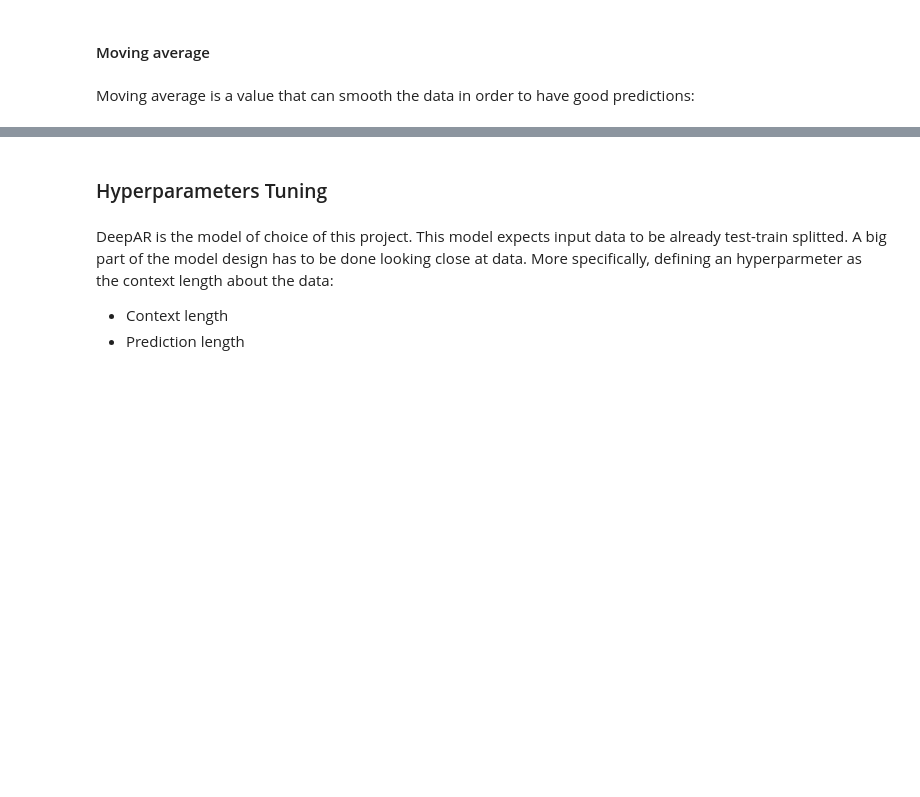
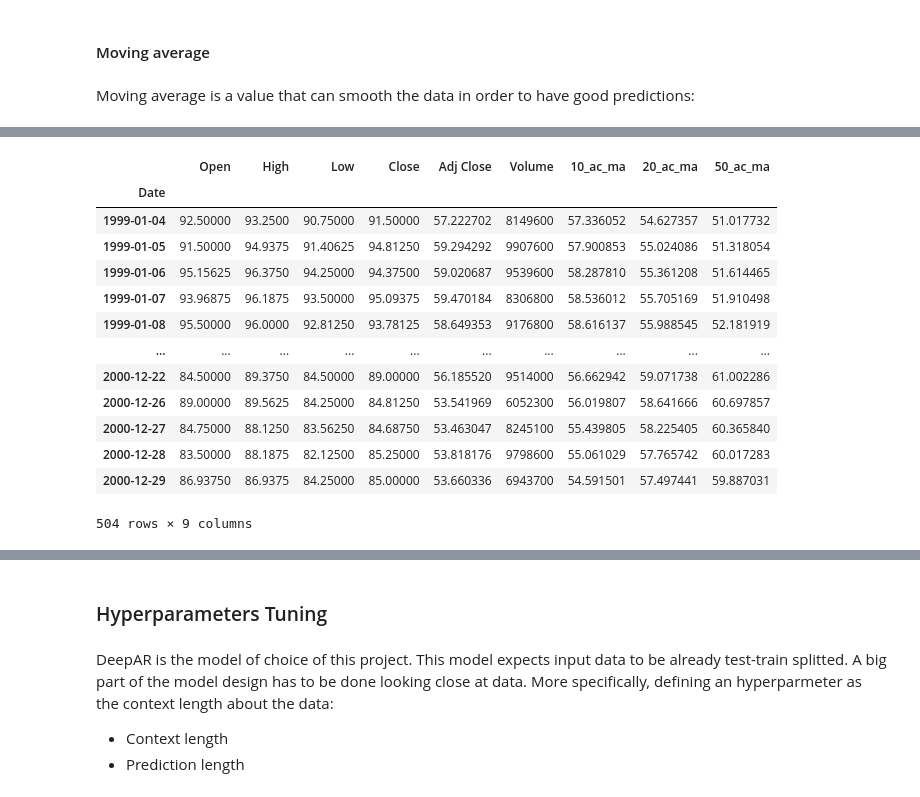
Before and after one commit to alfreedolf/ml-spp, a Jupyter notebook: DeepAR-StockPricesPredictions.ipynb, the cells around one changed output, grey strips where cells are left out. Cells and saved outputs as stored; diff of their text form; code cells hidden in the pictures; blank space fills up the shorter version.

```diff
--- a/DeepAR-StockPricesPredictions.ipynb
+++ b/DeepAR-StockPricesPredictions.ipynb
@@ -578,0 +582,19 @@ df_ibm.tail()
+# %%
+start_date = '1999-1-1'
+end_date = '2000-12-31'
+df_ibm[start_date:end_date]
+# %% [output]
+|  | Open | High | Low | Close | Adj Close | Volume | 10_ac_ma | 20_ac_ma | 50_ac_ma |
+| Date |  |  |  |  |  |  |  |  |  |
+| 1999-01-04 | 92.50000 | 93.2500 | 90.75000 | 91.50000 | 57.222702 | 8149600 | 57.336052 | 54.627357 | 51.017732 |
+| 1999-01-05 | 91.50000 | 94.9375 | 91.40625 | 94.81250 | 59.294292 | 9907600 | 57.900853 | 55.024086 | 51.318054 |
+| 1999-01-06 | 95.15625 | 96.3750 | 94.25000 | 94.37500 | 59.020687 | 9539600 | 58.287810 | 55.361208 | 51.614465 |
+| 1999-01-07 | 93.96875 | 96.1875 | 93.50000 | 95.09375 | 59.470184 | 8306800 | 58.536012 | 55.705169 | 51.910498 |
+| 1999-01-08 | 95.50000 | 96.0000 | 92.81250 | 93.78125 | 58.649353 | 9176800 | 58.616137 | 55.988545 | 52.181919 |
+| ... | ... | ... | ... | ... | ... | ... | ... | ... | ... |
+| 2000-12-22 | 84.50000 | 89.3750 | 84.50000 | 89.00000 | 56.185520 | 9514000 | 56.662942 | 59.071738 | 61.002286 |
+| 2000-12-26 | 89.00000 | 89.5625 | 84.25000 | 84.81250 | 53.541969 | 6052300 | 56.019807 | 58.641666 | 60.697857 |
+| 2000-12-27 | 84.75000 | 88.1250 | 83.56250 | 84.68750 | 53.463047 | 8245100 | 55.439805 | 58.225405 | 60.365840 |
+| 2000-12-28 | 83.50000 | 88.1875 | 82.12500 | 85.25000 | 53.818176 | 9798600 | 55.061029 | 57.765742 | 60.017283 |
+| 2000-12-29 | 86.93750 | 86.9375 | 84.25000 | 85.00000 | 53.660336 | 6943700 | 54.591501 | 57.497441 | 59.887031 |
+504 rows × 9 columns
```
Also changed, not shown: parts of 21 cells of this notebook.
